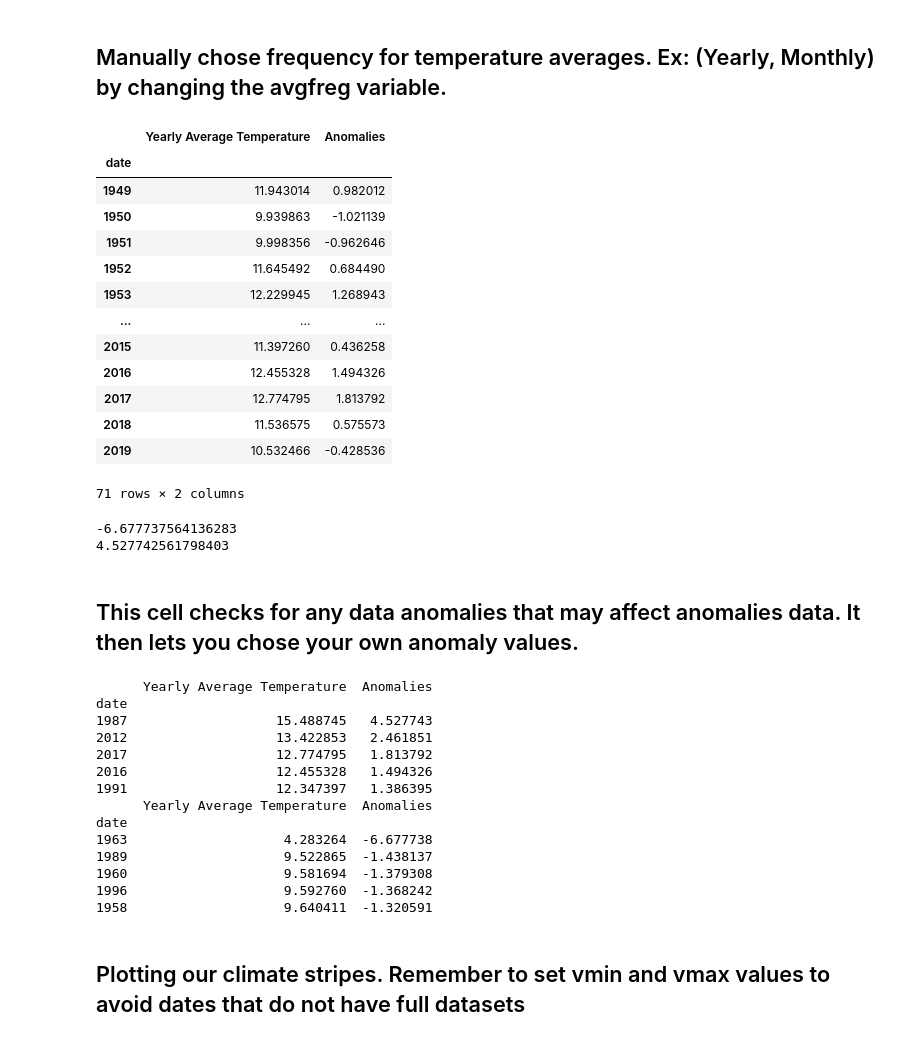
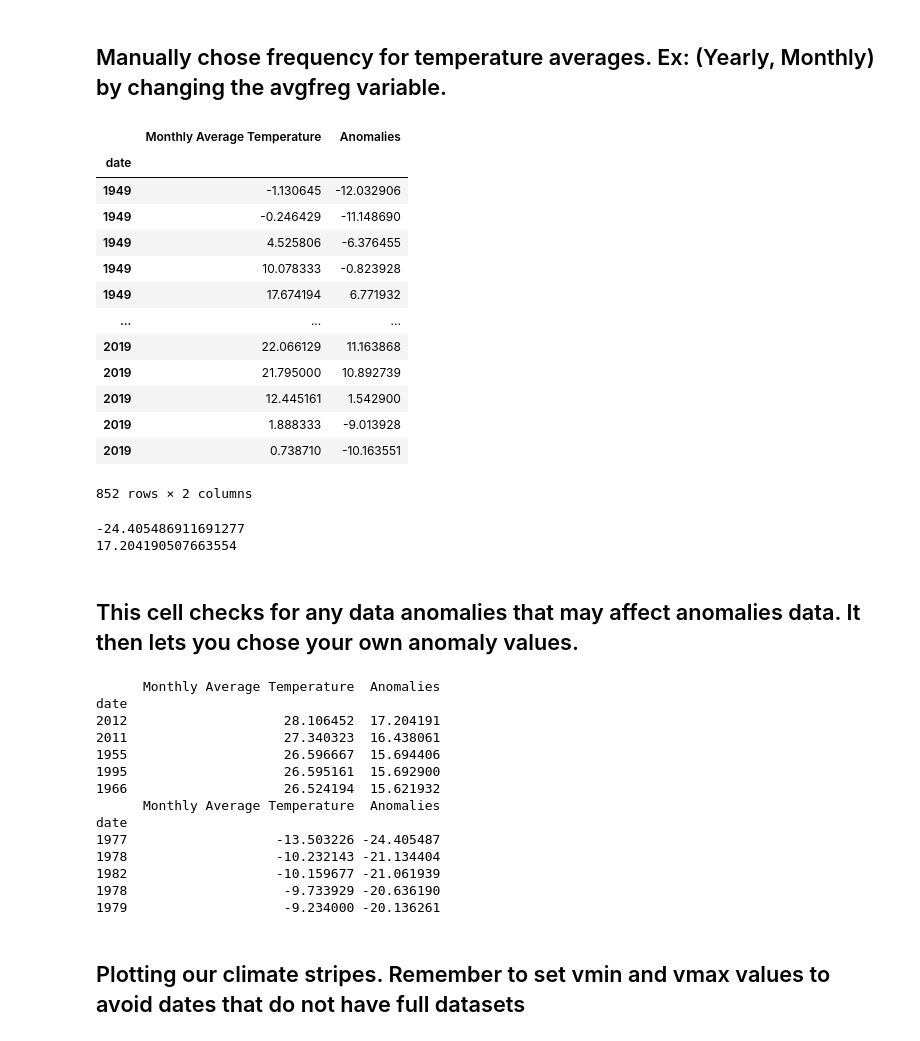
Before and after one commit to rmiller34/ATMS-597-SP-2020, a Jupyter notebook: ATMS-597-SP-2020-Project-2/CSV__ATMS_597_Project_2_Final.ipynb, the cells around one changed output. Drawn from its saved outputs; the diff is of its cells as text; code cells hidden in the pictures.

```diff
--- a/ATMS-597-SP-2020-Project-2/CSV__ATMS_597_Project_2_Final.ipynb
+++ b/ATMS-597-SP-2020-Project-2/CSV__ATMS_597_Project_2_Final.ipynb
@@ -285,68 +255,68 @@ df
 # %% [markdown]
 ## Manually chose frequency for temperature averages. Ex: (Yearly, Monthly) by changing the avgfreg variable.
 # %%
-yearstoget = np.arange(1949,2020)
+# yearstoget = np.arange(1949,2020)
 # Choose the frequency that you want averages for
-avgfreq = 'Y'
-#avgfreq = 'M'
+#avgfreq = 'Y'
+avgfreq = 'M'
 #avgfreq = 'W'
 if avgfreq == 'Y':
     headername = 'Yearly Average Temperature'
     numperyear = 1
 if avgfreq == 'M':
     headername = 'Monthly Average Temperature'
     numperyear = 12
 if avgfreq == 'W':
     headername = 'Weekly Average Temperature'
 
 # Creates temperature anomalies
 df = df.groupby(pd.Grouper(freq=avgfreq)).mean()
 df.index = pd.to_datetime(df.index, format='%Y-%m-%d').year
 df.columns = [headername]
 df['Anomalies'] = (df[headername] - df[headername].mean())
 df
 # %% [output]
-|  | Yearly Average Temperature | Anomalies |
+|  | Monthly Average Temperature | Anomalies |
 | date |  |  |
-| 1949 | 11.943014 | 0.982012 |
-| 1950 | 9.939863 | -1.021139 |
-| 1951 | 9.998356 | -0.962646 |
-| 1952 | 11.645492 | 0.684490 |
-| 1953 | 12.229945 | 1.268943 |
+| 1949 | -1.130645 | -12.032906 |
+| 1949 | -0.246429 | -11.148690 |
+| 1949 | 4.525806 | -6.376455 |
+| 1949 | 10.078333 | -0.823928 |
+| 1949 | 17.674194 | 6.771932 |
 | ... | ... | ... |
-| 2015 | 11.397260 | 0.436258 |
-| 2016 | 12.455328 | 1.494326 |
-| 2017 | 12.774795 | 1.813792 |
-| 2018 | 11.536575 | 0.575573 |
-| 2019 | 10.532466 | -0.428536 |
+| 2019 | 22.066129 | 11.163868 |
+| 2019 | 21.795000 | 10.892739 |
+| 2019 | 12.445161 | 1.542900 |
+| 2019 | 1.888333 | -9.013928 |
+| 2019 | 0.738710 | -10.163551 |
-71 rows × 2 columns
+852 rows × 2 columns
 # %%
 # A cell for quickly checking the min and max anomalies for color scale purposes.
 print(min(df['Anomalies'].values))
 print(max(df['Anomalies'].values))
 # %% [output]
--6.677737564136283
-4.527742561798403
+-24.405486911691277
+17.204190507663554
 # %% [markdown]
 ## This cell checks for any data anomalies that may affect anomalies data. It then lets you chose your own anomaly values.
 # %%
 print(df.nlargest(5,'Anomalies'))
 print(df.nsmallest(5,'Anomalies'))
 # %% [output]
-      Yearly Average Temperature  Anomalies
+      Monthly Average Temperature  Anomalies
 date
-1987                   15.488745   4.527743
-2012                   13.422853   2.461851
-2017                   12.774795   1.813792
-2016                   12.455328   1.494326
-1991                   12.347397   1.386395
-      Yearly Average Temperature  Anomalies
+2012                    28.106452  17.204191
+2011                    27.340323  16.438061
+1955                    26.596667  15.694406
+1995                    26.595161  15.692900
+1966                    26.524194  15.621932
+      Monthly Average Temperature  Anomalies
 date
-1963                    4.283264  -6.677738
-1989                    9.522865  -1.438137
-1960                    9.581694  -1.379308
-1996                    9.592760  -1.368242
-1958                    9.640411  -1.320591
+1977                   -13.503226 -24.405487
+1978                   -10.232143 -21.134404
+1982                   -10.159677 -21.061939
+1978                    -9.733929 -20.636190
+1979                    -9.234000 -20.136261
 # %% [markdown]
 ## Plotting our climate stripes. Remember to set vmin and vmax values to avoid dates that do not have full datasets
 # %%
```
Also changed, not shown: parts of 7 cells of this notebook.
